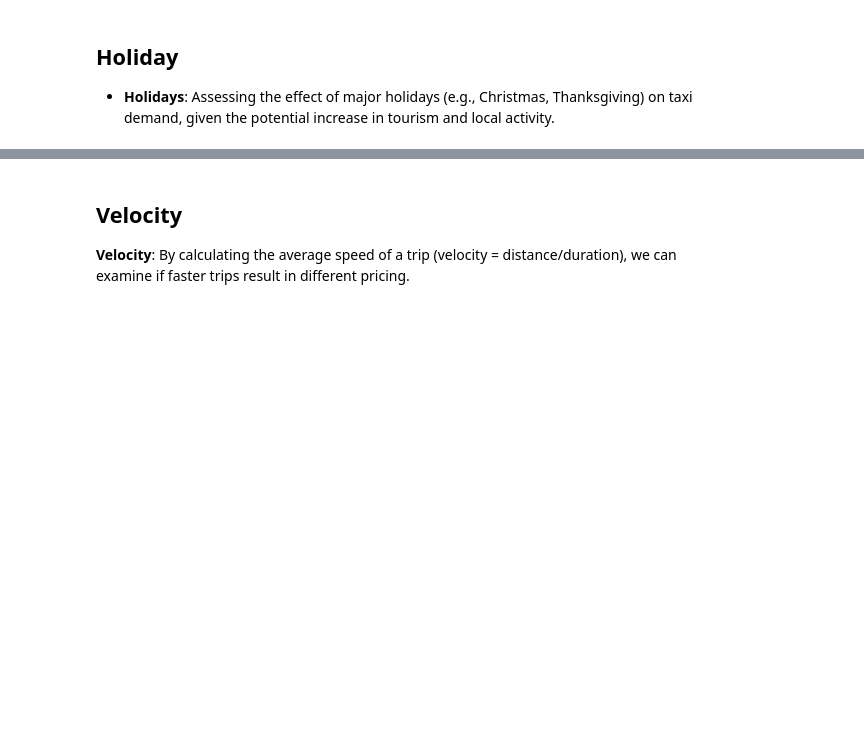
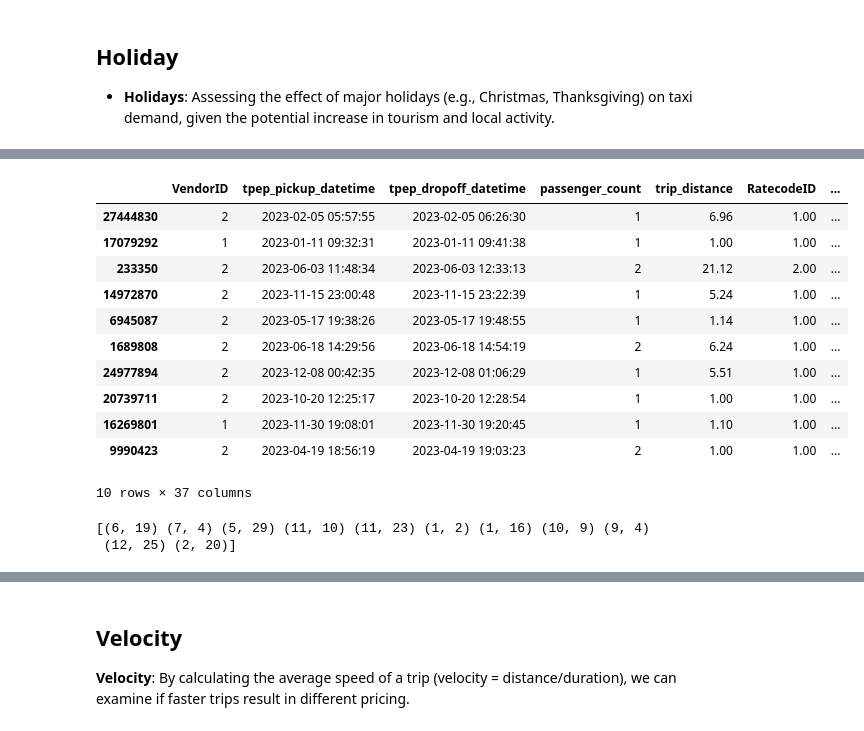
Before and after one commit to doli99/Advanced_Data_Analytics_Advanced_Programming_UNIL_MsCM_BA_Mariam_Dolidze_2024, a Jupyter notebook: FEATURE_ENGINEERING.ipynb, the cells around one changed output, grey strips where cells are left out. Saved outputs shown, nothing was run; the diff lists cells and outputs as text; code cells hidden in the pictures; blank space fills up the shorter version.

```diff
--- a/FEATURE_ENGINEERING.ipynb
+++ b/FEATURE_ENGINEERING.ipynb
@@ -255,0 +584,15 @@ df['is_holiday'] = df['tpep_pickup_datetime'].dt.normalize().isin(holidays).asty
+# %%
+cleaned_df.sample(10)
+# %% [output]
+|  | VendorID | tpep_pickup_datetime | tpep_dropoff_datetime | passenger_count | trip_distance | RatecodeID | ... |
+| 27444830 | 2 | 2023-02-05 05:57:55 | 2023-02-05 06:26:30 | 1 | 6.96 | 1.00 | ... |
+| 17079292 | 1 | 2023-01-11 09:32:31 | 2023-01-11 09:41:38 | 1 | 1.00 | 1.00 | ... |
+| 233350 | 2 | 2023-06-03 11:48:34 | 2023-06-03 12:33:13 | 2 | 21.12 | 2.00 | ... |
+| 14972870 | 2 | 2023-11-15 23:00:48 | 2023-11-15 23:22:39 | 1 | 5.24 | 1.00 | ... |
+| 6945087 | 2 | 2023-05-17 19:38:26 | 2023-05-17 19:48:55 | 1 | 1.14 | 1.00 | ... |
+| 1689808 | 2 | 2023-06-18 14:29:56 | 2023-06-18 14:54:19 | 2 | 6.24 | 1.00 | ... |
+| 24977894 | 2 | 2023-12-08 00:42:35 | 2023-12-08 01:06:29 | 1 | 5.51 | 1.00 | ... |
+| 20739711 | 2 | 2023-10-20 12:25:17 | 2023-10-20 12:28:54 | 1 | 1.00 | 1.00 | ... |
+| 16269801 | 1 | 2023-11-30 19:08:01 | 2023-11-30 19:20:45 | 1 | 1.10 | 1.00 | ... |
+| 9990423 | 2 | 2023-04-19 18:56:19 | 2023-04-19 19:03:23 | 2 | 1.00 | 1.00 | ... |
+10 rows × 37 columns
@@ -255,0 +608,5 @@ df['is_holiday'] = df['tpep_pickup_datetime'].dt.normalize().isin(holidays).asty
+# %%
+print(unique_holiday_dates)
+# %% [output]
+[(6, 19) (7, 4) (5, 29) (11, 10) (11, 23) (1, 2) (1, 16) (10, 9) (9, 4)
+ (12, 25) (2, 20)]
```
Also changed, not shown: parts of 86 cells of this notebook.
